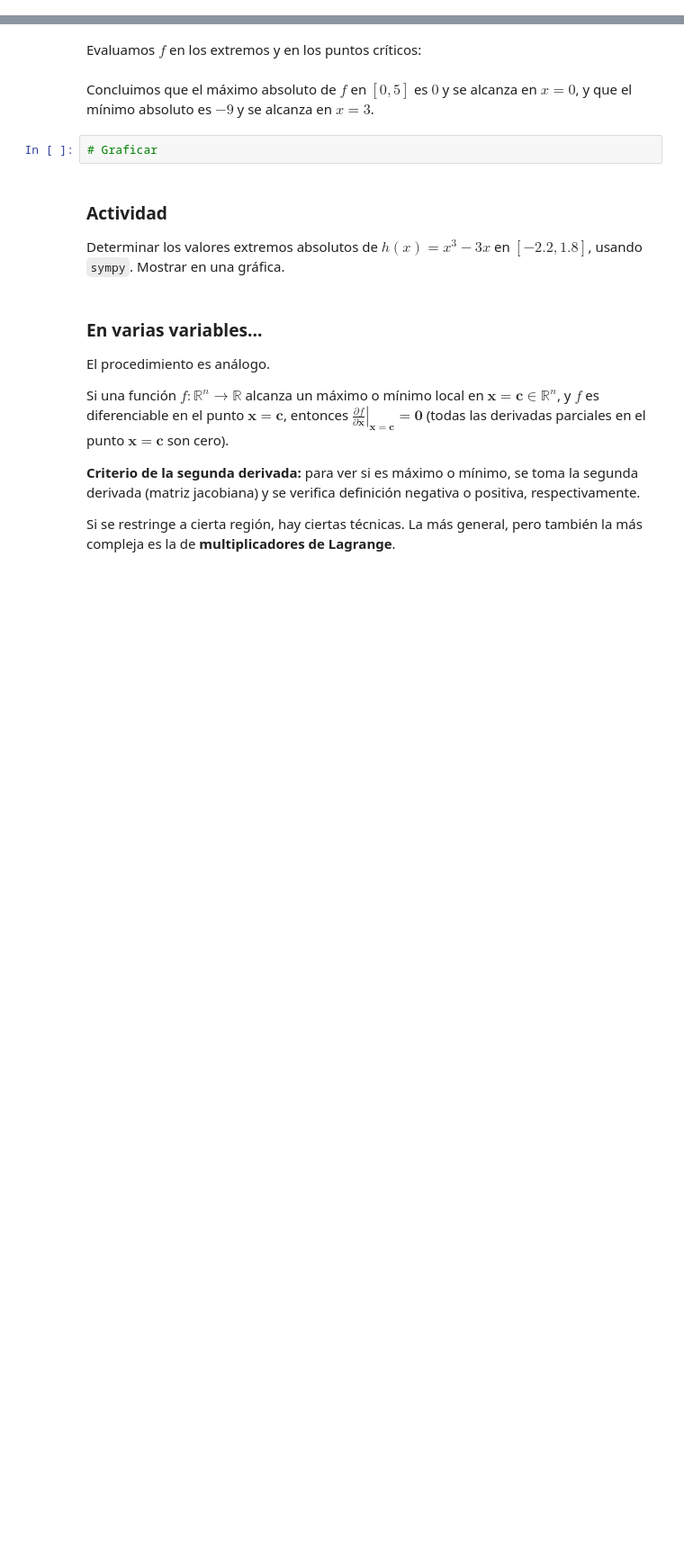
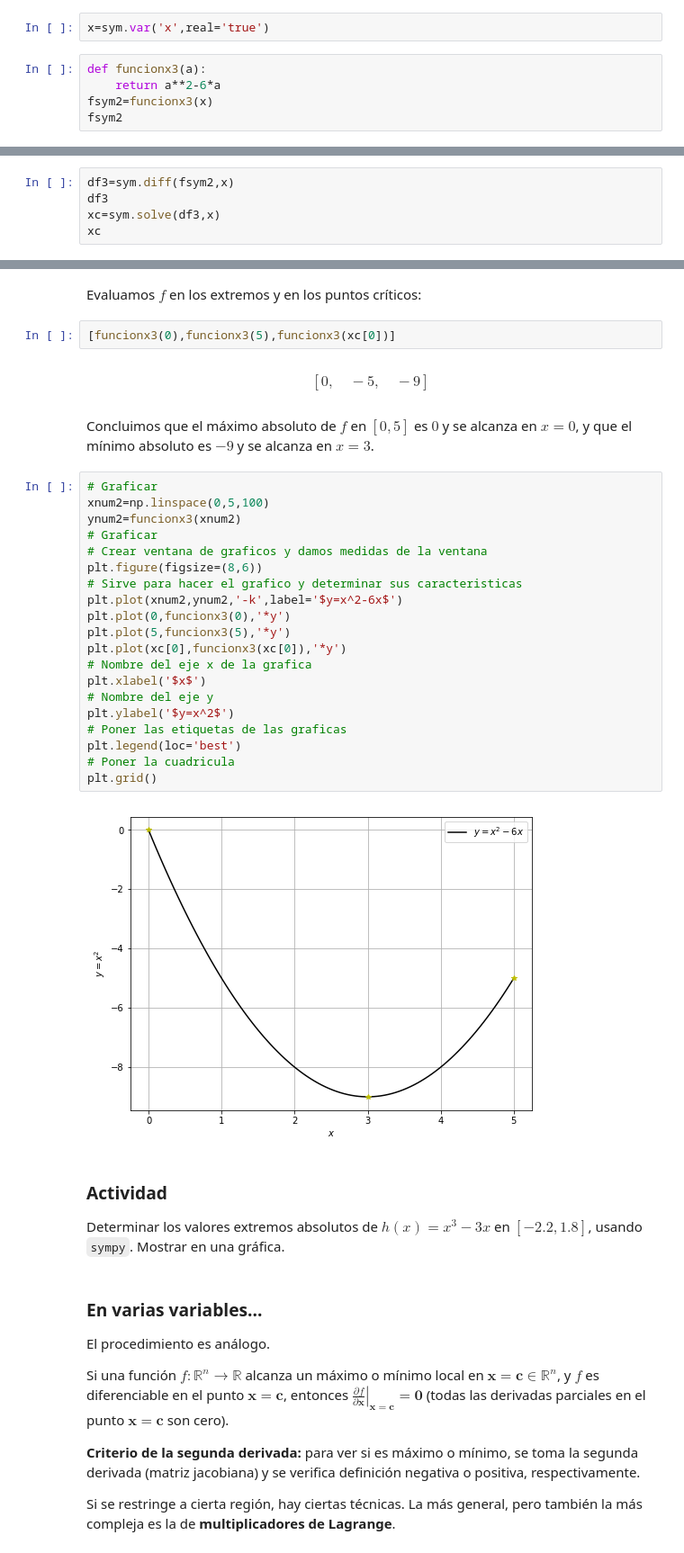
Before and after one commit to valerialadron/SimMat2019_1, a Jupyter notebook: Modulo1/Clase4_OptimizacionSympy.ipynb, the cells around one changed output, grey strips where cells are left out. Shown at 90% size. Drawn from its saved outputs; the diff is of its cells as text; blank space fills up the shorter version.

```diff
--- a/Modulo1/Clase4_OptimizacionSympy.ipynb
+++ b/Modulo1/Clase4_OptimizacionSympy.ipynb
@@ -255,3 +271,10 @@ Como $g''(0)=0$ entonces el criterio de la segunda derivada no concluye.
 Determinar los extremos absolutos de $f(x)=x^2-6x$ en $\left[0,5\right]$.
 
 Obtenemos los puntos críticos de $f$ en $\left[0,5\right]$:
+# %%
+x=sym.var('x',real='true')
+# %%
+def funcionx3(a):
+    return a**2-6*a
+fsym2=funcionx3(x)
+fsym2
@@ -257,0 +283,5 @@ Obtenemos los puntos críticos de $f$ en $\left[0,5\right]$:
+# %%
+df3=sym.diff(fsym2,x)
+df3
+xc=sym.solve(df3,x)
+xc
@@ -258,9 +290,33 @@ Obtenemos los puntos críticos de $f$ en $\left[0,5\right]$:
 # %% [markdown]
 Evaluamos $f$ en los extremos y en los puntos críticos:
+# %%
+[funcionx3(0),funcionx3(5),funcionx3(xc[0])]
+# %% [output]
+$$\left [ 0, \quad -5, \quad -9\right ]$$
 # %% [markdown]
 Concluimos que el máximo absoluto de $f$ en $\left[0,5\right]$ es $0$ y se alcanza en $x=0$, y que el mínimo absoluto es $-9$ y se alcanza en $x=3$.
-# %%
-# Graficar
+# %%
+# Graficar
+xnum2=np.linspace(0,5,100)
+ynum2=funcionx3(xnum2)
+# Graficar
+# Crear ventana de graficos y damos medidas de la ventana
+plt.figure(figsize=(8,6))
+# Sirve para hacer el grafico y determinar sus caracteristicas
+plt.plot(xnum2,ynum2,'-k',label='$y=x^2-6x$')
+plt.plot(0,funcionx3(0),'*y')
+plt.plot(5,funcionx3(5),'*y')
+plt.plot(xc[0],funcionx3(xc[0]),'*y')
+# Nombre del eje x de la grafica
+plt.xlabel('$x$')
+# Nombre del eje y
+plt.ylabel('$y=x^2$')
+# Poner las etiquetas de las graficas
+plt.legend(loc='best')
+# Poner la cuadricula
+plt.grid()
+# %% [output]
+[figure, added]
 # %% [markdown]
 ### Actividad
 Determinar los valores extremos absolutos de $h(x)=x^3-3x$ en $\left[-2.2,1.8\right]$, usando `sympy`. Mostrar en una gráfica.
```
Also changed, not shown: parts of 8 cells of this notebook.
